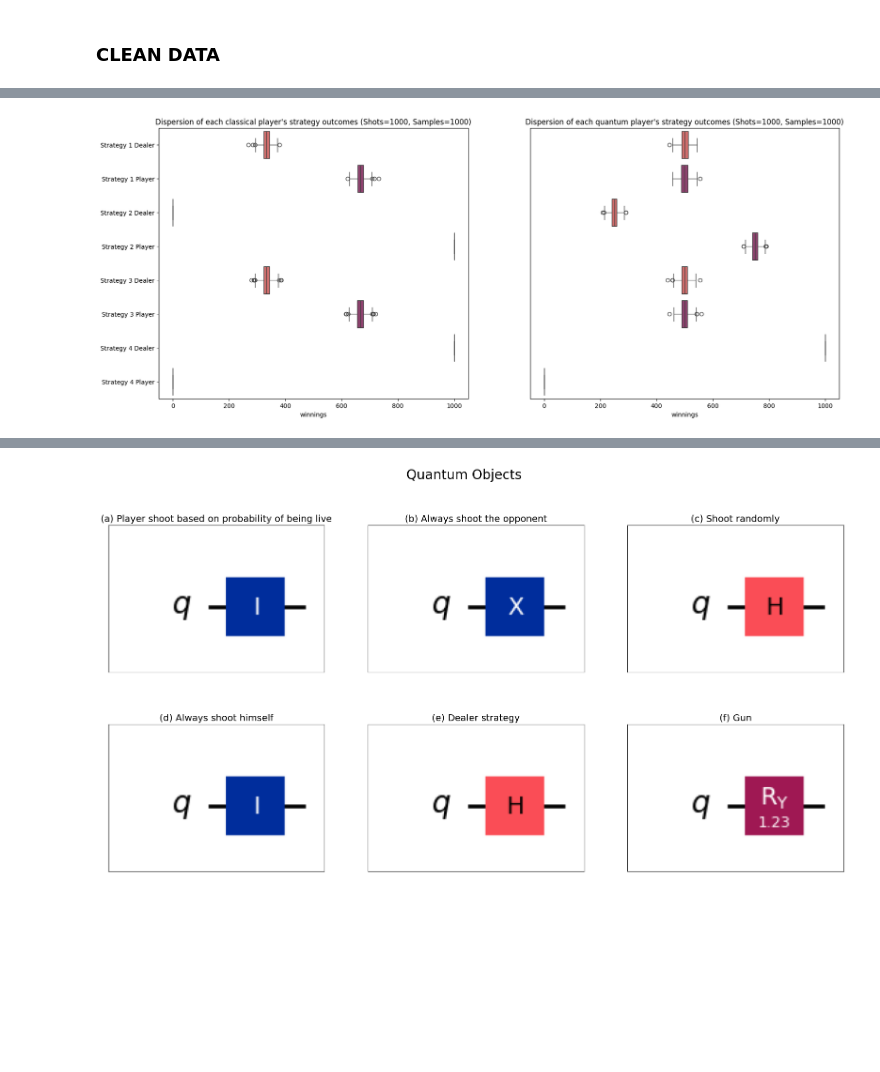
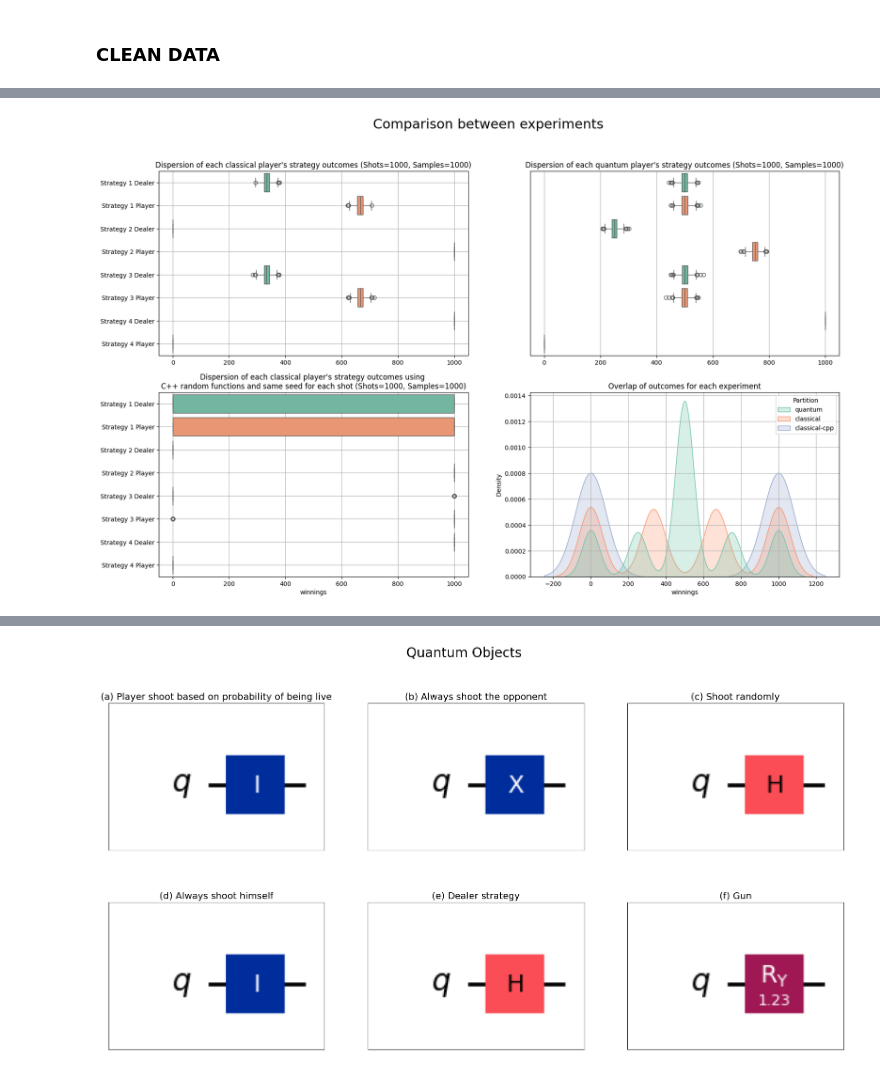
Before and after one commit to Dpbm/qbuck, a Jupyter notebook: buckshot-roulette.ipynb, the cells around one changed output, grey strips where cells are left out. Saved outputs shown, nothing was run; the diff lists cells and outputs as text; code cells hidden in the pictures; blank space fills up the shorter version.

Commit message:
plots for cpp version

```diff
--- a/buckshot-roulette.ipynb
+++ b/buckshot-roulette.ipynb
@@ -184,7 +237,7 @@ class Human4(Player):
 # %%
 class Dealer(Player):
     def play(self, bullets:List[Shell]) -> Play:
-        if(random.random() < 0.5):
+        if(self._randomng.get_random_value()):
             return Play.OPPONENT
         return Play.HIMSELF
 # %%
@@ -447,11 +509,11 @@ columns = ("label", "value", "player")
 
 quantum_json_file = "quantum-aer-sim-results.json"
 classical_json_file = "classical-results.json"
+classical_json_file_cpp_random = "classical-results-cpp-random.json"
 
 def generate_df_for_plot(file) -> pd.DataFrame:
     data_df = pd.DataFrame(columns=columns)
     tmp_df = pd.DataFrame(columns=tmp_columns)
-
 
     # data setup
     with open(file, "r") as file:
@@ -482,3 +544,18 @@ def generate_df_for_plot(file) -> pd.DataFrame:
 
 quantum_data = generate_df_for_plot(quantum_json_file)
 classical_data = generate_df_for_plot(classical_json_file)
+classical_data_cpp_random = generate_df_for_plot(classical_json_file_cpp_random)
+
+
+quantum_data_labeled = quantum_data
+quantum_data_labeled["Partition"] = "quantum"
+
+classical_data_labeled = classical_data
+classical_data_labeled["Partition"] = "classical"
+
+classical_data_cpp_random_labeled = classical_data_cpp_random
+classical_data_cpp_random_labeled["Partition"] = "classical-cpp"
+
+
+all_data = pd.concat((quantum_data_labeled, classical_data_labeled, classical_data_cpp_random_labeled), ignore_index=True)
+all_data.head()
@@ -485,24 +569,40 @@ classical_data = generate_df_for_plot(classical_json_file)
 # %%
-unique_players = len(classical_data.player.unique())
+unique_players = classical_data.player.nunique()
+unique_part_labels = all_data.Partition.nunique()
+palette_1  = sns.color_palette('Set2', unique_players)
+palette_2 = sns.color_palette('Set2', unique_part_labels)
 
-plt.figure(figsize=(20,8))
+fig, ax = plt.subplots(2,2,figsize=(20,12))
 
-plt.subplot(1,2,1)
-plt.title(f"Dispersion of each classical player's strategy outcomes (Shots={TOTAL_RUNS}, Samples={TOTAL_RUNS})")
-sns.boxplot(data=classical_data, y="label", x="value", palette=sns.color_palette('flare', unique_players), hue="player", legend=False)
-plt.ylabel('')
-plt.xlabel('winnings')
+fig.suptitle("Comparison between experiments", fontsize=22)
+
+ax[0,0].set_title(f"Dispersion of each classical player's strategy outcomes (Shots={TOTAL_RUNS}, Samples={TOTAL_RUNS})")
+sns.boxplot(data=classical_data, y="label", x="value", palette=palette_1, hue="player", legend=False, ax=ax[0,0])
+ax[0,0].set_ylabel('')
+ax[0,0].set_xlabel('')
+ax[0,0].grid()
 
 
-plt.subplot(1,2,2)
-plt.title(f"Dispersion of each quantum player's strategy outcomes (Shots={TOTAL_RUNS}, Samples={TOTAL_RUNS})")
-sns.boxplot(data=quantum_data, y="label", x="value", palette=sns.color_palette('flare', unique_players), hue="player", legend=False)
-plt.ylabel('')
-plt.xlabel('winnings')
-plt.yticks([])
+ax[0,1].set_title(f"Dispersion of each quantum player's strategy outcomes (Shots={TOTAL_RUNS}, Samples={TOTAL_RUNS})")
+sns.boxplot(data=quantum_data, y="label", x="value", palette=palette_1, hue="player", legend=False, ax=ax[0,1])
+ax[0,1].set_ylabel('')
+ax[0,1].set_xlabel('')
+ax[0,1].set_yticks([])
+ax[0,1].grid()
 
+
+ax[1,0].set_title(f"Dispersion of each classical player's strategy outcomes using \nC++ random functions and same seed for each shot (Shots={TOTAL_RUNS}, Samples={TOTAL_RUNS})")
+sns.boxplot(data=classical_data_cpp_random, y="label", x="value", palette=palette_1, hue="player", legend=False, ax=ax[1,0])
+ax[1,0].set_ylabel('')
+ax[1,0].set_xlabel('winnings')
+ax[1,0].grid()
+
+ax[1,1].set_title("Overlap of outcomes for each experiment")
+sns.kdeplot(data=all_data, x="value", hue="Partition", ax=ax[1,1], palette=palette_2, fill=True)
+ax[1,1].set_xlabel('winnings')
+ax[1,1].grid()
 
 plt.savefig("comparison-strategies-outcomes.png", bbox_inches="tight")
 plt.show()
 # %% [output]
-[figure, old version]
+[figure, new version]
```
Also changed, not shown: parts of 10 cells of this notebook, 6 other files.
